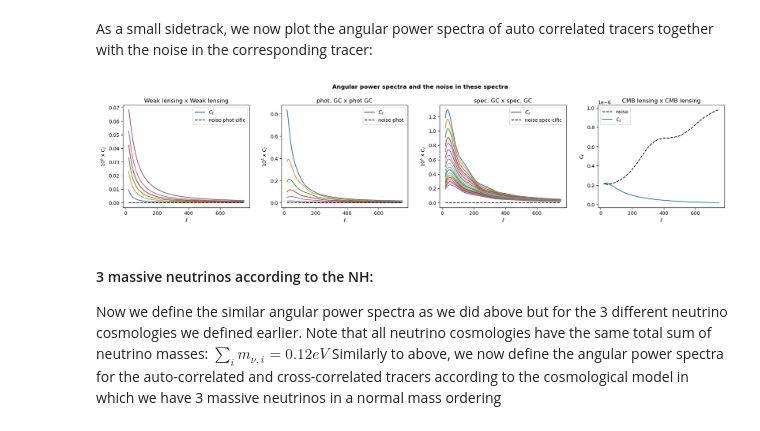
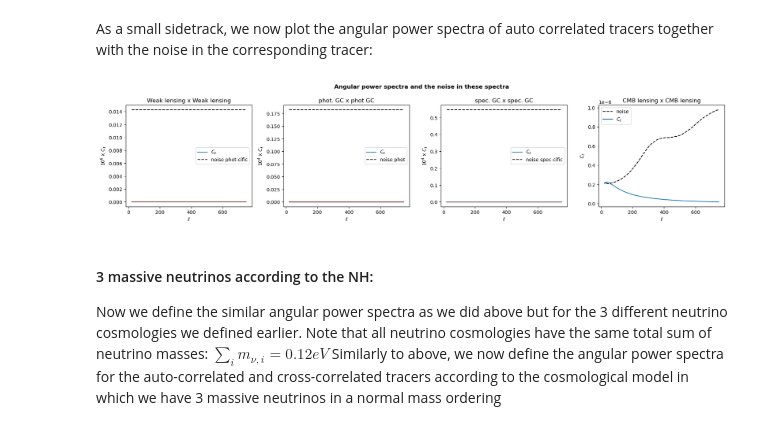
Before and after one commit to XanderHenrik/Masters-Project, a Jupyter notebook: notebooks/identifiability_test.ipynb, the cells around one changed output. Saved outputs shown, nothing was run; the diff lists cells and outputs as text; code cells hidden in the pictures.

```diff
--- a/notebooks/identifiability_test.ipynb
+++ b/notebooks/identifiability_test.ipynb
@@ -245,7 +247,7 @@ plt.subplots_adjust(wspace=0.25)
 # For WL:
 # To include all the tomographic bins:
 for j in range(len(phot_tomo_bins)):
-    axes[0].plot(l, 1e6 * lcdm_auto_wl[j], label=r'$C_{\ell}$' if j == 0 else "")
+    axes[0].plot(l, lcdm_auto_wl[j], label=r'$C_{\ell}$' if j == 0 else "")
 
 # axes[0].plot(l, noise_wl, label='noise')
 # axes[0].plot(l, 10e4 * lcdm_auto_wl[5], label=r'$C_{\ell}$')
@@ -260,7 +262,7 @@ axes[0].set_ylabel(r'$10^{6}$ x $C_{\ell}$')
 # For Photometric GC:
 # To include all the tomographic bins:
 for k in range(len(phot_tomo_bins)):
-    axes[1].plot(l, 1e4 * lcdm_auto_gc_ph[k], label=r'$C_{\ell}$' if k == 0 else "")
+    axes[1].plot(l, lcdm_auto_gc_ph[k], label=r'$C_{\ell}$' if k == 0 else "")
 
 # axes[1].plot(l, noise_gc, label='noise')
 # axes[1].plot(l, 10e2 * lcdm_auto_gc_ph[0], label=r'$C_{\ell}$')
@@ -269,35 +271,35 @@ axes[1].plot(l, noise_gc_phot, 'k--', label='noise phot')
 # axes[1].plot(l, 1e4 * lcdm_auto_gc_ph[0], label=r'$C_{\ell}$')
 axes[1].set_title("\nphot. GC x phot GC")
 axes[1].legend()
 axes[1].set_xlabel(r'$\ell$')
 axes[1].set_ylabel(r'$10^{4}$ x $C_{\ell}$')
 
 # For Spectroscopic GC:
 # To include all the tomographic bins:
 for m in range(len(spec_tomo_bins)):
-    axes[2].plot(l, 1e4 * lcdm_auto_gc_sp[m], label=r'$C_{\ell}$' if m == 0 else "")
+    axes[2].plot(l, lcdm_auto_gc_sp[m], label=r'$C_{\ell}$' if m == 0 else "")
 
 # axes[2].plot(l, noise_gc, label='noise')
 # axes[2].plot(l, 10e2 * lcdm_auto_gc_sp[0], label=r'$C_{\ell}$')
 
 axes[2].plot(l, noise_gc_spec, 'k--', label='noise spec-cific')
 #axes[2].plot(l, 1e4 * lcdm_auto_gc_sp[0], label=r'$C_{\ell}$')
 axes[2].set_title("\nspec. GC x spec. GC")
 axes[2].legend()
 axes[2].set_xlabel(r'$\ell$')
 axes[2].set_ylabel(r'$10^{4}$ x $C_{\ell}$')
 
 # For CMB lensing:
 axes[3].plot(l, noise_cmb_l[0:len(l)], 'k--', label='noise')
 axes[3].plot(l, lcdm_auto_cmb[0], label=r'$C_{\ell}$')
 axes[3].set_title("\nCMB lensing x CMB lensing")
 axes[3].legend()
 axes[3].set_xlabel(r'$\ell$')
 axes[3].set_ylabel(r'$C_{\ell}$')
 
 plt.show()
 # %% [output]
-[figure, old version]
+[figure, new version]
 # %% [markdown]
 #### 3 massive neutrinos according to the NH:
 Now we define the similar angular power spectra as we did above but for the 3 different neutrino cosmologies we defined earlier. Note that all neutrino cosmologies have the same total sum of neutrino masses: $\sum_{i} m_{\nu, i} = 0.12 eV$
```
Also changed, not shown: parts of 10 cells of this notebook, 1 other file.
